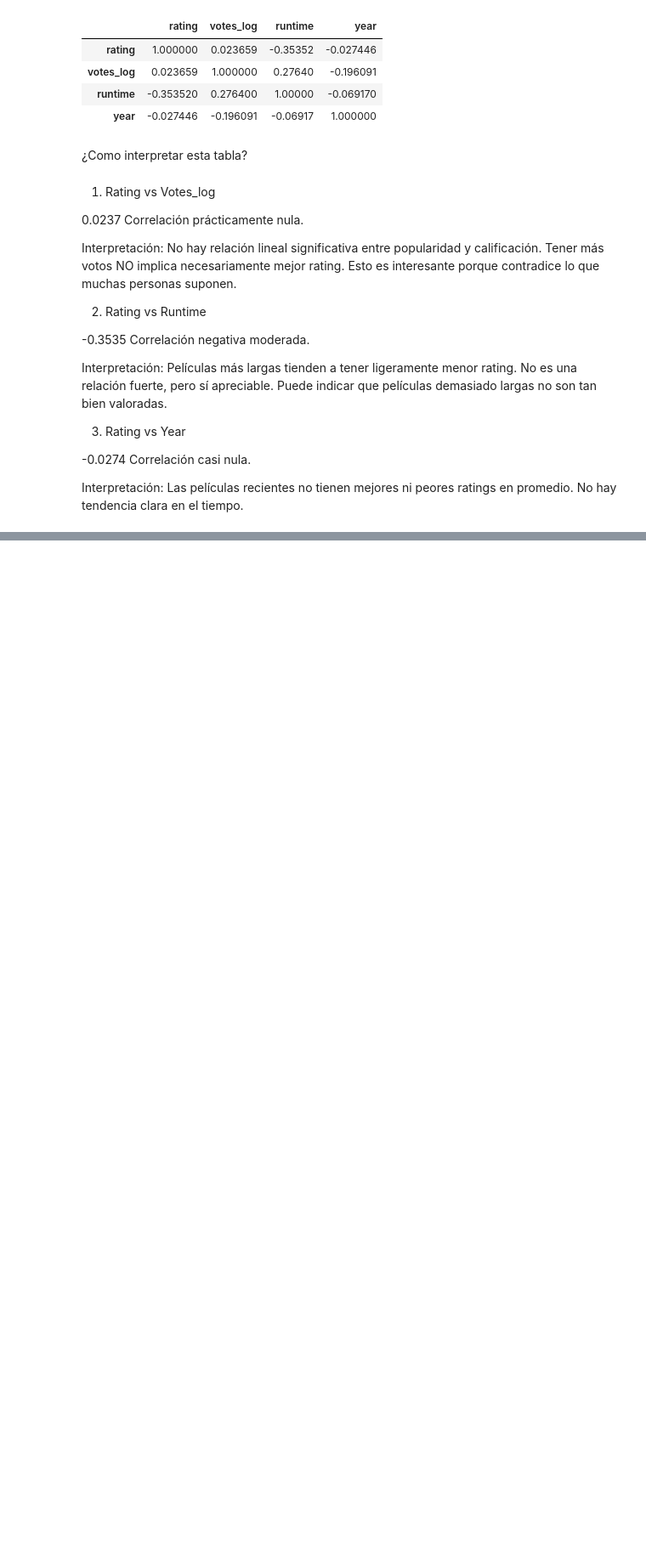
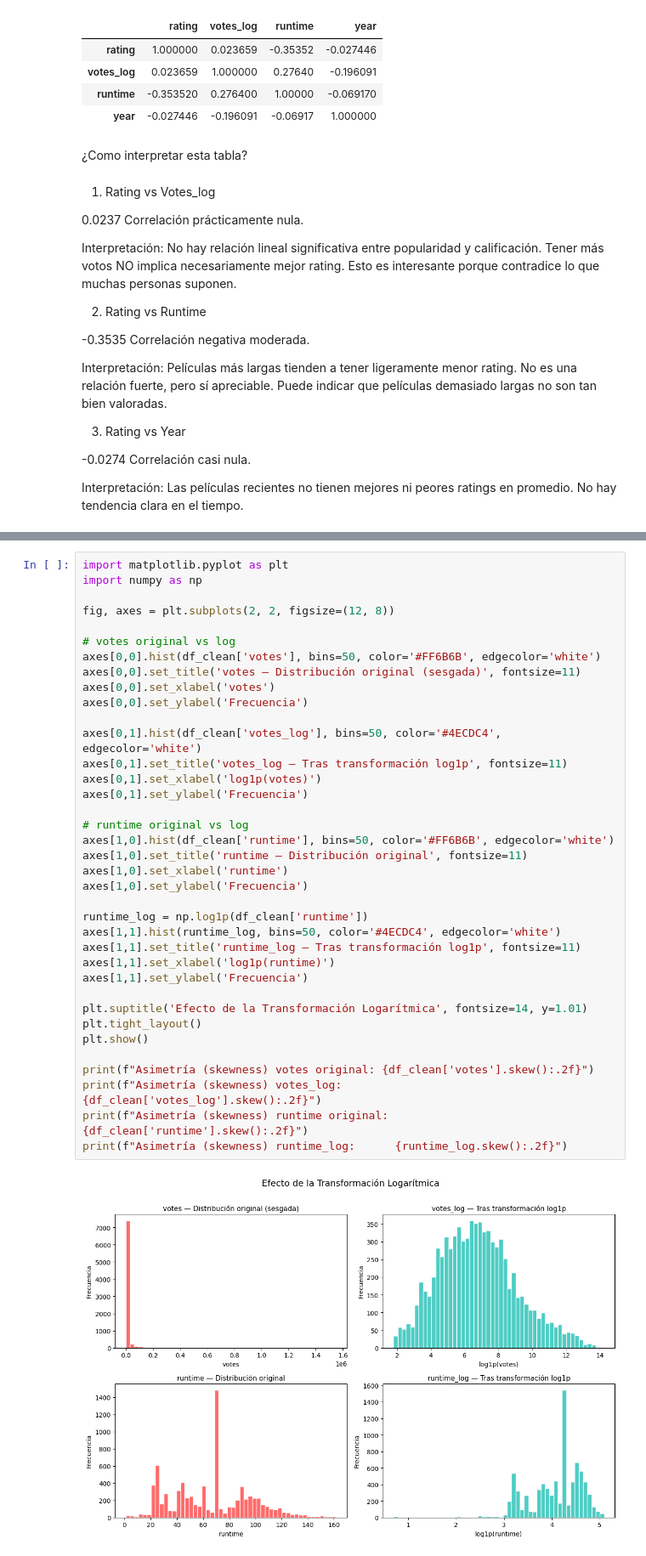
Before and after one commit to SimonCastroV/INFORME1_APREN_AUT, a Jupyter notebook: main.ipynb, the cells around one changed output, grey strips where cells are left out. Shown at 85% size. Cells and saved outputs as stored; diff of their text form; blank space fills up the shorter version.

```diff
--- a/main.ipynb
+++ b/main.ipynb
@@ -633,0 +851,39 @@ No hay tendencia clara en el tiempo.
+# %%
+import matplotlib.pyplot as plt
+import numpy as np
+
+fig, axes = plt.subplots(2, 2, figsize=(12, 8))
+
+# votes original vs log
+axes[0,0].hist(df_clean['votes'], bins=50, color='#FF6B6B', edgecolor='white')
+axes[0,0].set_title('votes — Distribución original (sesgada)', fontsize=11)
+axes[0,0].set_xlabel('votes')
+axes[0,0].set_ylabel('Frecuencia')
+
+axes[0,1].hist(df_clean['votes_log'], bins=50, color='#4ECDC4', edgecolor='white')
+axes[0,1].set_title('votes_log — Tras transformación log1p', fontsize=11)
+axes[0,1].set_xlabel('log1p(votes)')
+axes[0,1].set_ylabel('Frecuencia')
+
+# runtime original vs log
+axes[1,0].hist(df_clean['runtime'], bins=50, color='#FF6B6B', edgecolor='white')
+axes[1,0].set_title('runtime — Distribución original', fontsize=11)
+axes[1,0].set_xlabel('runtime')
+axes[1,0].set_ylabel('Frecuencia')
+
+runtime_log = np.log1p(df_clean['runtime'])
+axes[1,1].hist(runtime_log, bins=50, color='#4ECDC4', edgecolor='white')
+axes[1,1].set_title('runtime_log — Tras transformación log1p', fontsize=11)
+axes[1,1].set_xlabel('log1p(runtime)')
+axes[1,1].set_ylabel('Frecuencia')
+
+plt.suptitle('Efecto de la Transformación Logarítmica', fontsize=14, y=1.01)
+plt.tight_layout()
+plt.show()
+
+print(f"Asimetría (skewness) votes original: {df_clean['votes'].skew():.2f}")
+print(f"Asimetría (skewness) votes_log:      {df_clean['votes_log'].skew():.2f}")
+print(f"Asimetría (skewness) runtime original: {df_clean['runtime'].skew():.2f}")
+print(f"Asimetría (skewness) runtime_log:      {runtime_log.skew():.2f}")
+# %% [output]
+[figure, added]
```
Also changed, not shown: parts of 50 cells of this notebook.
